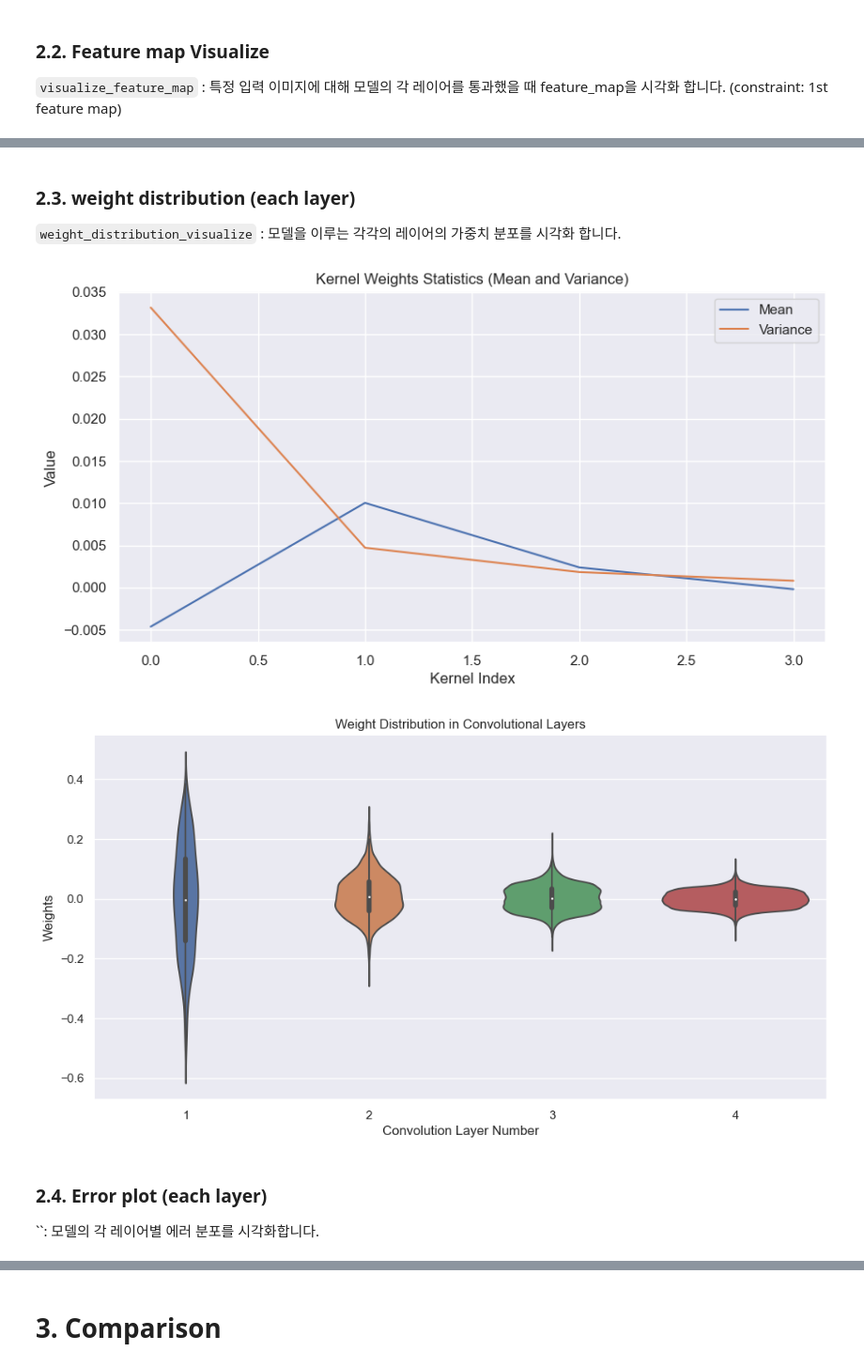
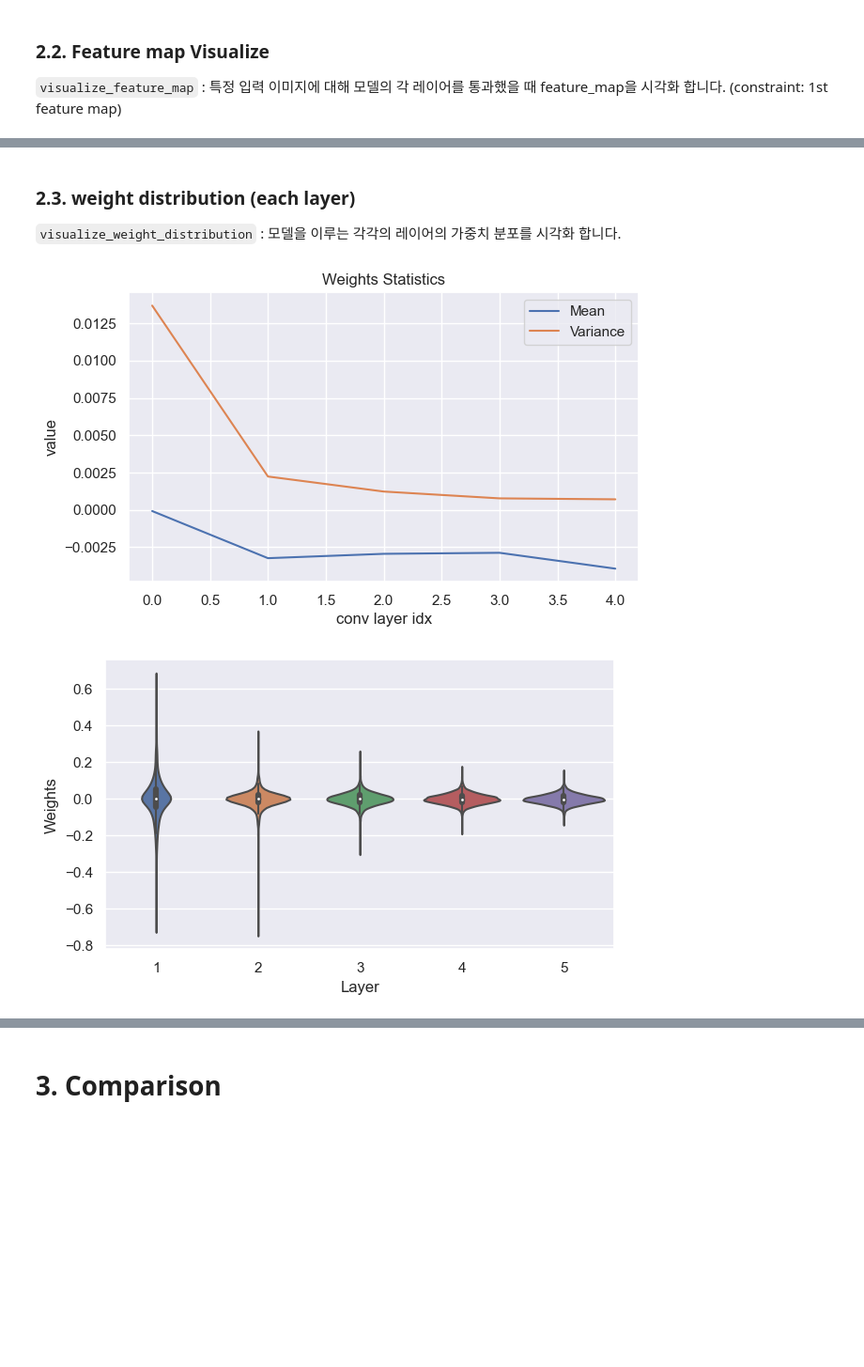
Before and after one commit to 23-Fall-Graduation-Thesis/Indium, a Jupyter notebook: visualization.ipynb, the cells around one changed output, grey strips where cells are left out. Shown at 94% size. Saved outputs shown, nothing was run; the diff lists cells and outputs as text; code cells hidden in the pictures; blank space fills up the shorter version.

Commit message:
add: weight distribution & add: requirement Pillow version

```diff
--- a/visualization.ipynb
+++ b/visualization.ipynb
@@ -95,21 +95,3 @@ print(log_files[0])
 ./model/weight/custom/alexnet/cifar100_epoch100_lr0.001_freeze01011111.pt
 26
 ./results/log/custom/alexnet/cifar100_epoch100_lr0.001_freeze01011111
-# %%
-# for prototype
-def name_parser(path):
-    """object: 주어진 경로로부터 모델의 특징을 추출
-    input: path (log or weight)
-    ouput: mode <- str, model <- str, dataset <- str, freeze <- str"""
-    parts = path.split("/")
-    mode = parts[3]
-    model = parts[4]
-    sub_parts = parts[5].split("_")
-    dataset = sub_parts[0]
-    freeze = sub_parts[3].split(".")[0]
-    freeze = ''.join(re.findall(r'\d+', freeze))
-    return mode, model, dataset, freeze
-
-# EXAMPLE
-mode, model, dataset, freeze = name_parser(weight_files[0])
-print(mode, model, dataset, freeze)
@@ -406,4 +291,4 @@ for layer_name in model_info:
     visualize_feature_map(model, input_image, layer_name, model_info[layer_name])
 # %% [markdown]
 ### 2.3. weight distribution (each layer)
-`weight_distribution_visualize` : 모델을 이루는 각각의 레이어의 가중치 분포를 시각화 합니다.
+`visualize_weight_distribution` : 모델을 이루는 각각의 레이어의 가중치 분포를 시각화 합니다.
@@ -431,8 +294,0 @@ def weight_distribution_visualize(model):
-# %%
-weight_distribution_visualize(model)
-# %% [output]
-[figure, removed]
-[figure, removed]
-# %% [markdown]
-### 2.4. Error plot (each layer)
-``: 모델의 각 레이어별 에러 분포를 시각화합니다.
@@ -439 +297,6 @@ weight_distribution_visualize(model)
+# %%
+visualize_weight_distribution(model, violin_sample=5000)
+# %% [output]
+[figure, added]
+[figure, added]
 # %% [markdown]
```
Also changed, not shown: parts of 23 cells of this notebook, 4 other files.
